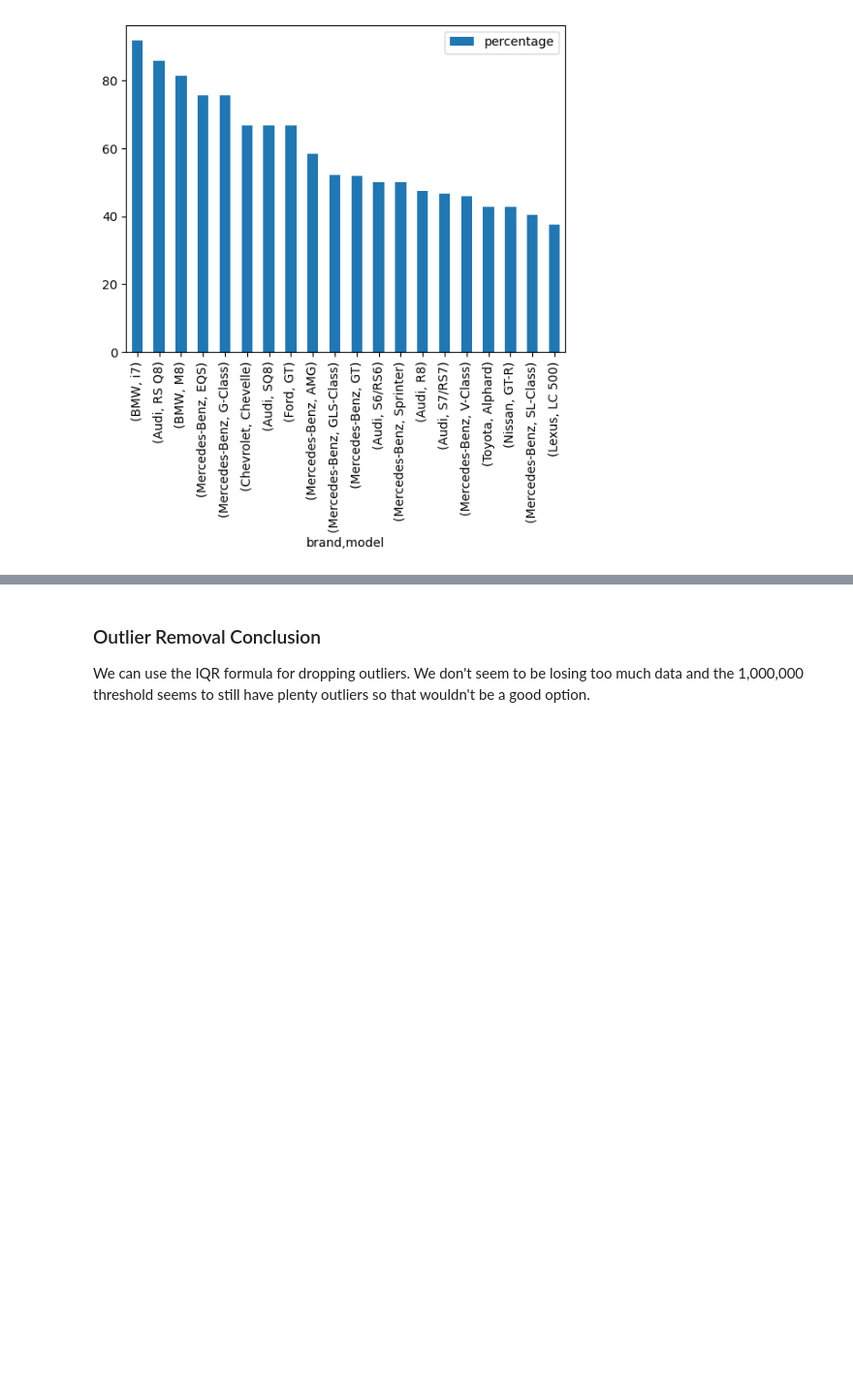
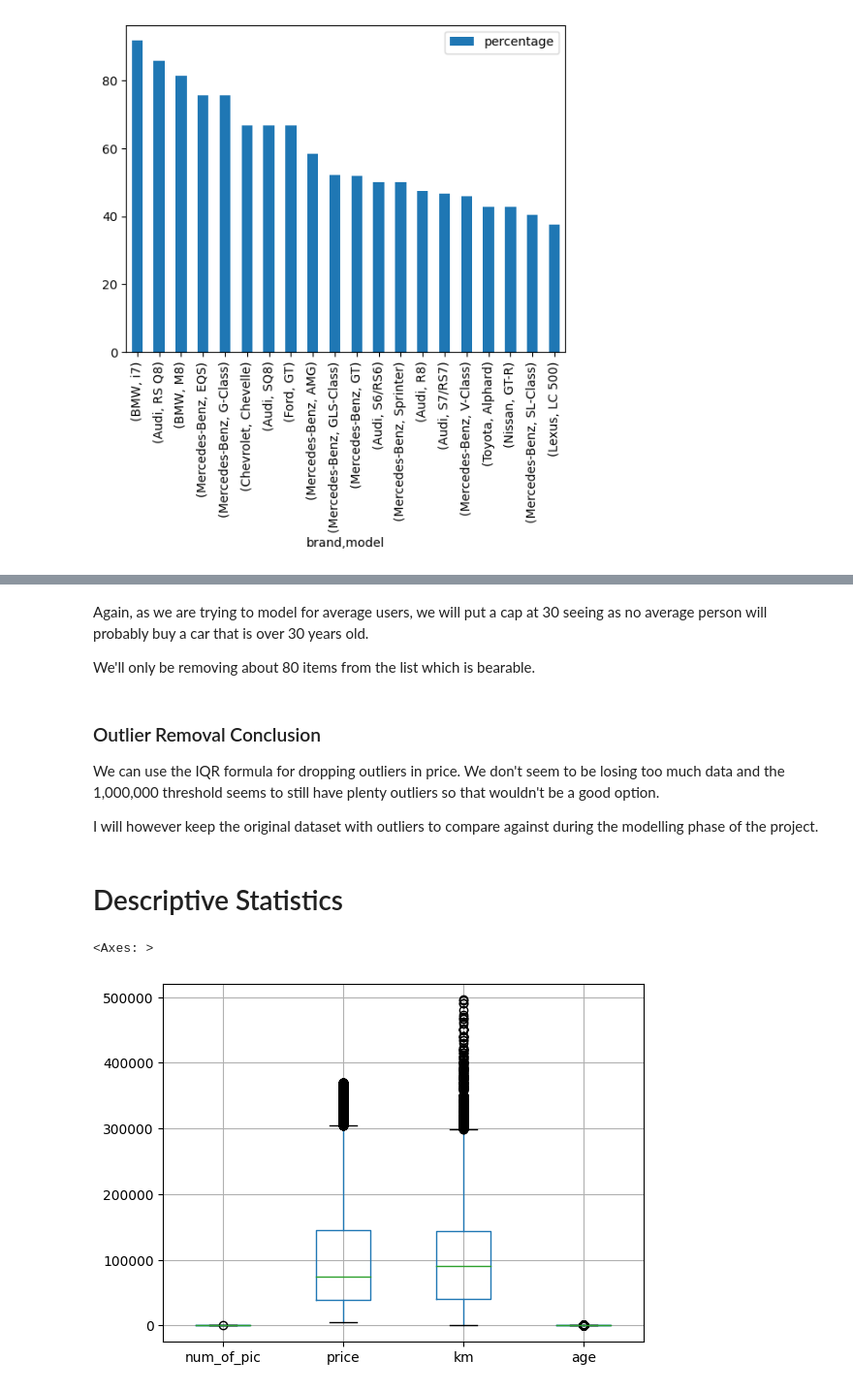
Before and after one commit to Shaheerairaj/car-value-estimator-team, a Jupyter notebook: Data Analysis/data_analysis_shaheer.ipynb, the cells around one changed output, grey strips where cells are left out. Shown at 97% size. Saved outputs shown, nothing was run; the diff lists cells and outputs as text; code cells hidden in the pictures; blank space fills up the shorter version.

```diff
--- a/Data Analysis/data_analysis_shaheer.ipynb
+++ b/Data Analysis/data_analysis_shaheer.ipynb
@@ -196,3 +220,22 @@ Doesn't look like we're going to be getting rid of any particular car entirely
+# %%
+df_outlier_removed = df_outlier_removed[df_outlier_removed['age'] < 30]
+# %% [markdown]
+Again, as we are trying to model for average users, we will put a cap at 30 seeing as no average person will probably buy a car that is over 30 years old.
+
+We'll only be removing about 80 items from the list which is bearable.
 # %% [markdown]
 ### Outlier Removal Conclusion
-We can use the IQR formula for dropping outliers. We don't seem to be losing too much data and the 1,000,000 threshold seems to still have plenty outliers so that wouldn't be a good option.
+We can use the IQR formula for dropping outliers in price. We don't seem to be losing too much data and the 1,000,000 threshold seems to still have plenty outliers so that wouldn't be a good option.
+
+I will however keep the original dataset with outliers to compare against during the modelling phase of the project.
+# %% [markdown]
+# Descriptive Statistics
+# %%
+(
+    df_outlier_removed
+    .drop(['id','year'], axis=1)
+    .boxplot()
+)
+# %% [output]
+<Axes: >
+[figure, added]
```
Also changed, not shown: parts of 20 cells of this notebook.
